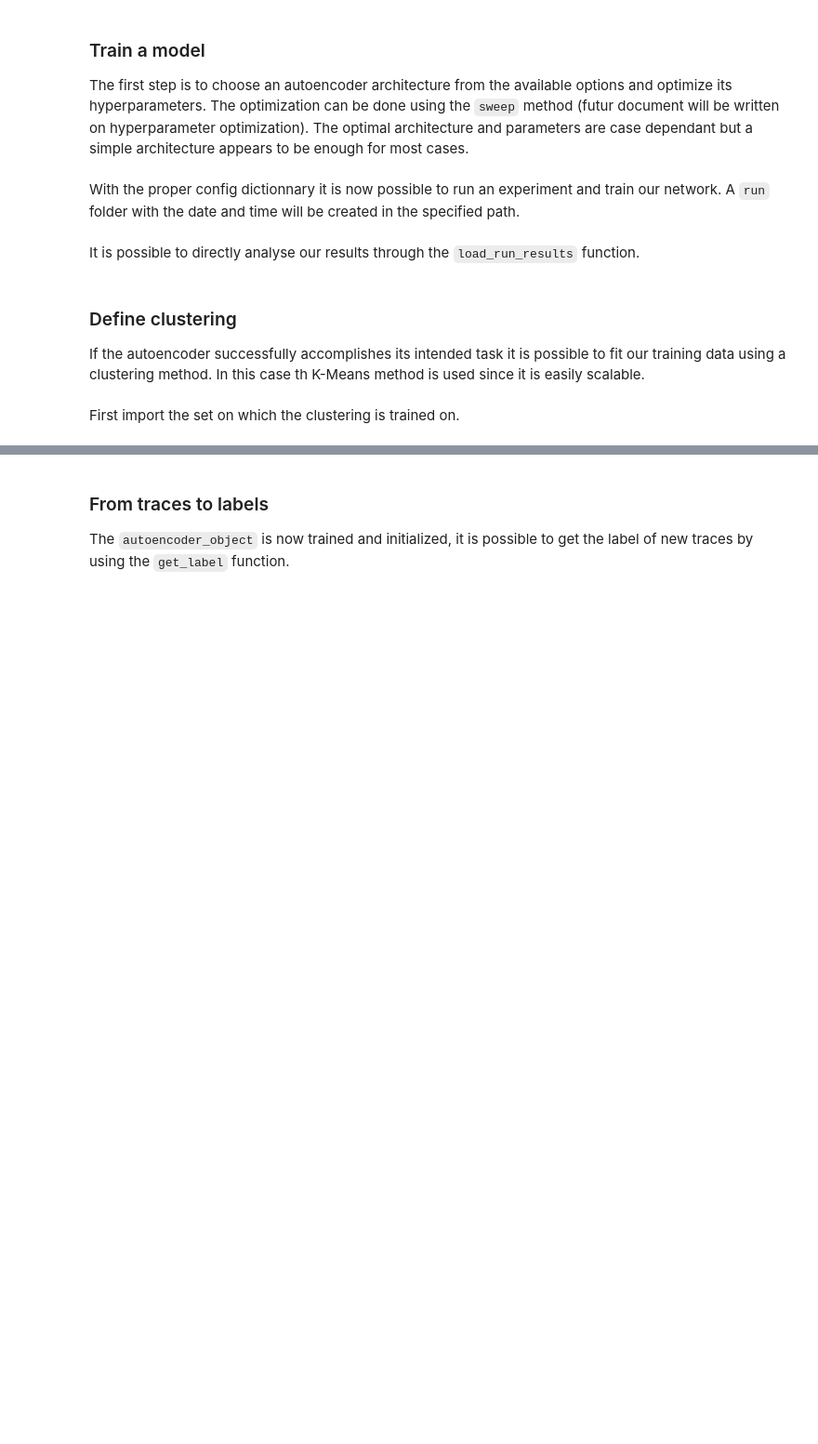
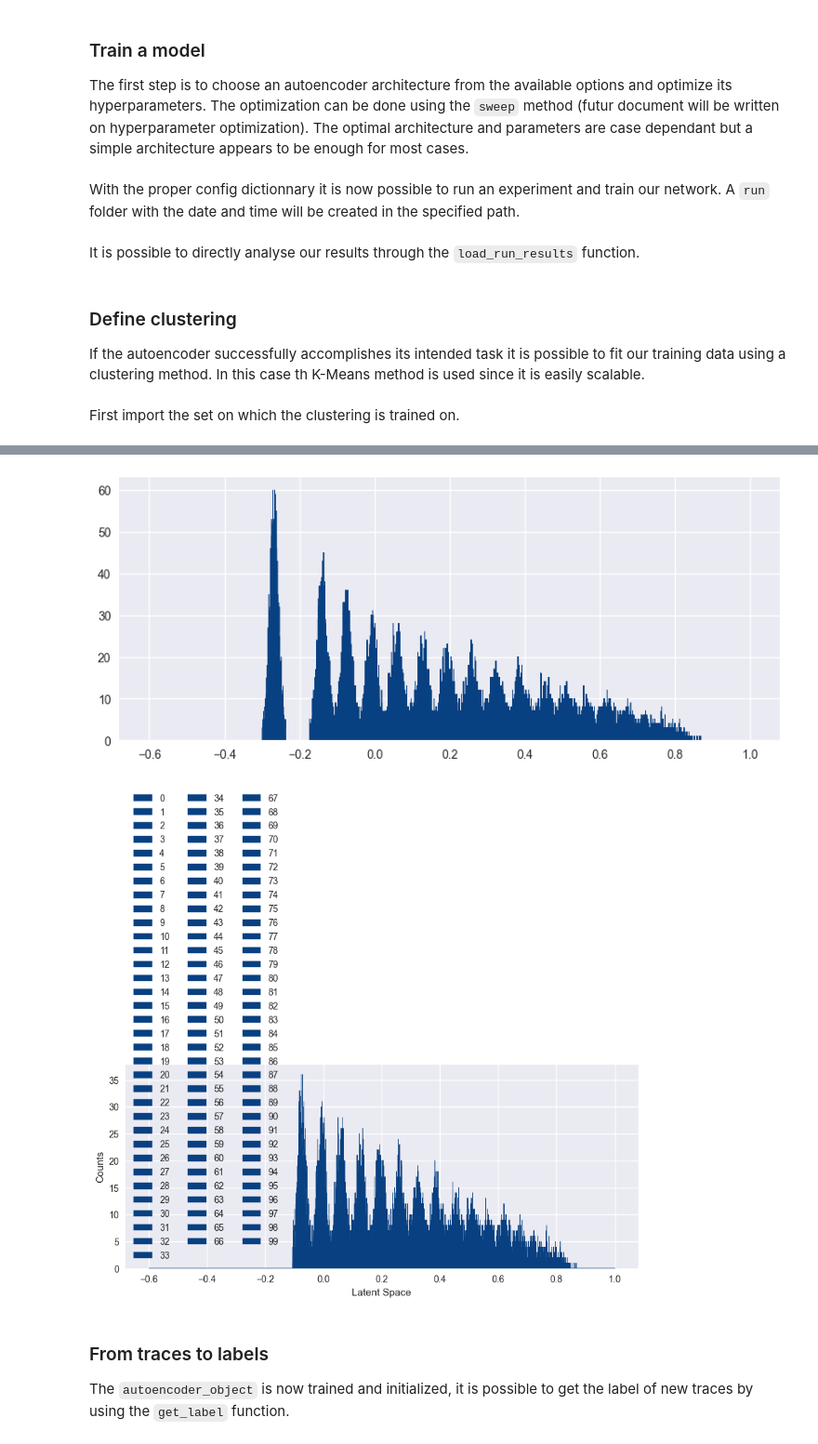
Before and after one commit to polyquantique/Photon-Number-Classification, a Jupyter notebook: src/CompletProtocol.ipynb, the cells around one changed output, grey strips where cells are left out. Shown at 93% size. Saved outputs shown, nothing was run; the diff lists cells and outputs as text; code cells hidden in the pictures; blank space fills up the shorter version.

```diff
--- a/src/CompletProtocol.ipynb
+++ b/src/CompletProtocol.ipynb
@@ -108,3 +105,31 @@ agm.fit(np.copy(X_train),
+# %%
+def gaussian_function(x, mean, variance):
+    return (2*np.pi*variance)**(-1/2) * np.exp(-(x - mean)**2/(2*variance))
+
+min_ = -0.6
+max_ = 1
+bins = np.linspace(min_, max_, 5000)
+
+x = np.linspace(min_, max_, 1000).reshape(-1,1)
+n =len(clusters_low_dim)
+color = iter(cm.GnBu_r(np.linspace(0, 1, int(1.5*n))))
+
+#with plt.rc_context({'axes.edgecolor':'white', 'xtick.color':'white', 'ytick.color':'white', 'figure.facecolor':'white'}):
+with plt.style.context("seaborn-v0_8"):
+    plt.figure(figsize=(10,4)) #, dpi=100
+    for index_cluster, cluster in enumerate(clusters_low_dim[:100]):
+        c = next(color)
+        plt.hist(cluster.view(-1) , bins, label=f"{index_cluster}", fill=True, histtype='step',color=c)#"#8dd3c7")
+    #for index, mean_value in enumerate(agm.cluster_means):
+    #    plt.plot(x, gaussian_function(x, mean_value, agm.cluster_covariance[index]), color="k")
+    plt.xlabel("Latent Space")
+    plt.ylabel("Counts")
+
+    plt.legend(ncol=3)
+    plt.show()
+# %% [output]
+[figure, added]
+[figure, added]
 # %% [markdown]
 ### From traces to labels
 
```
Also changed, not shown: parts of 13 cells of this notebook, 43 other files.
